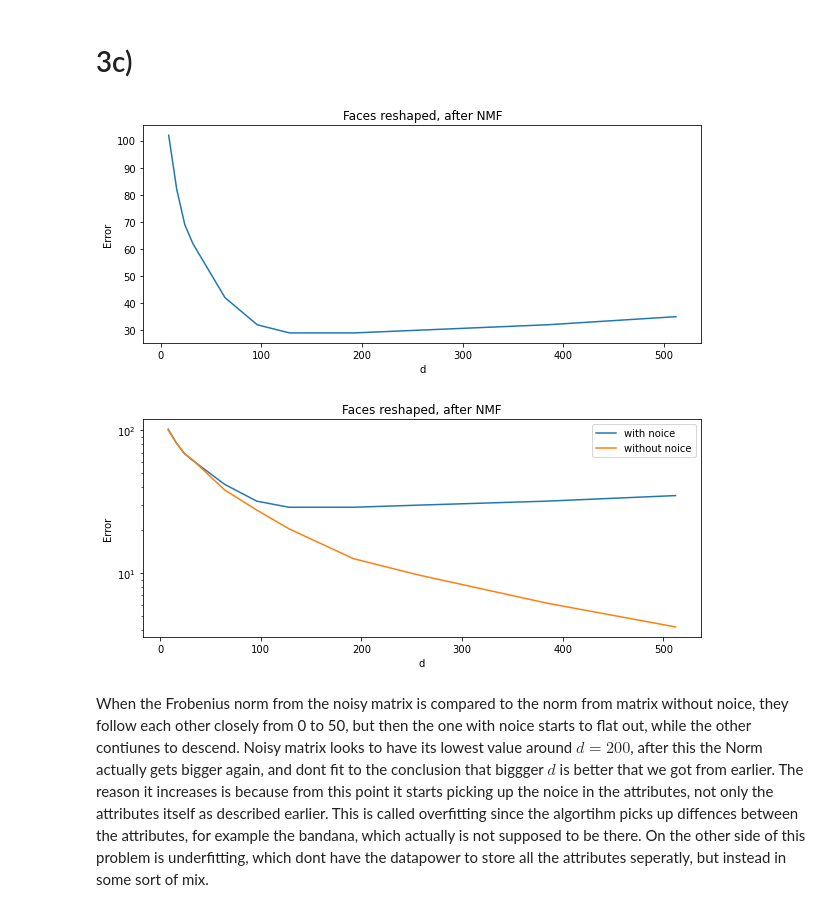
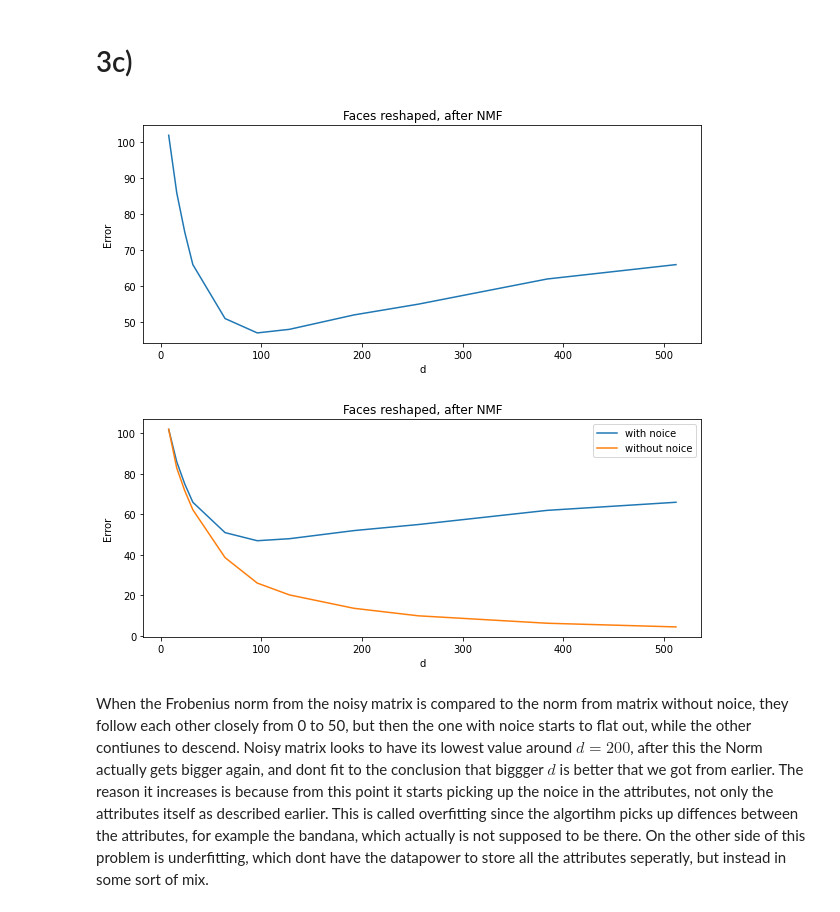
Before and after one commit to LaserGreco/Vitber-Prosjekt-3, a Jupyter notebook: rapport.ipynb, the cells around one changed output. Drawn from its saved outputs; the diff is of its cells as text; code cells hidden in the pictures.

```diff
--- a/rapport.ipynb
+++ b/rapport.ipynb
@@ -650,7 +650,7 @@ def add_noise(imgs_reshaped, sigma = 0.1):
 # %% [markdown]
 ## 3a)
 # %%
-noisy_faces = add_noise(faces_reshaped)
+noisy_faces = add_noise(faces_reshaped, sigma = 0.2)
 
 # Calculate the error of the noisy images
 noise_residual = np.linalg.norm(noisy_faces - faces_reshaped)
@@ -698,7 +698,7 @@ plt.show()
 # %%
 fig, ax = plt.subplots(figsize=(10, 4))
 
-d_values = [8, 16, 24, 32, 64, 96 , 128, 192, 256, 384, 512]
+d_values = [8, 16, 24, 32, 64, 96, 128, 192, 256, 384, 512]
 error = np.zeros_like(d_values)
 
 for i, d in enumerate(d_values):
@@ -712,20 +712,20 @@ ax.set_ylabel("Error")
 
 plt.show()
 # %% [output]
-[figure, old version]
+[figure, new version]
 # %%
 fig, ax = plt.subplots(figsize=(10, 4))
 
-ax.semilogy(d_values, error, label="with noice")
-ax.semilogy(d_vals, differences, label="without noice")
+ax.plot(d_values, error, label="with noice")
+ax.plot(d_vals, differences, label="without noice")
 ax.set_title("Faces reshaped, after NMF")
 ax.set_xlabel("d")
 ax.set_ylabel("Error")
 ax.legend()
 
 
 plt.show()
 # %% [output]
-[figure, old version]
+[figure, new version]
 # %% [markdown]
 When the Frobenius norm from the noisy matrix is compared to the norm from matrix without noice, they follow each other closely from 0 to 50, but then the one with noice starts to flat out, while the other contiunes to descend. Noisy matrix looks to have its lowest value around $d=200$, after this the Norm actually gets bigger again, and dont fit to the conclusion that biggger $d$ is better that we got from earlier. The reason it increases is because from this point it starts picking up the noice in the attributes, not only the attributes itself as described earlier. This is called overfitting since the algortihm picks up diffences between the attributes, for example the bandana, which actually is not supposed to be there. On the other side of this problem is underfitting, which dont have the datapower to store all the attributes seperatly, but instead in some sort of mix.
```
Also changed, not shown: parts of 8 cells of this notebook.
